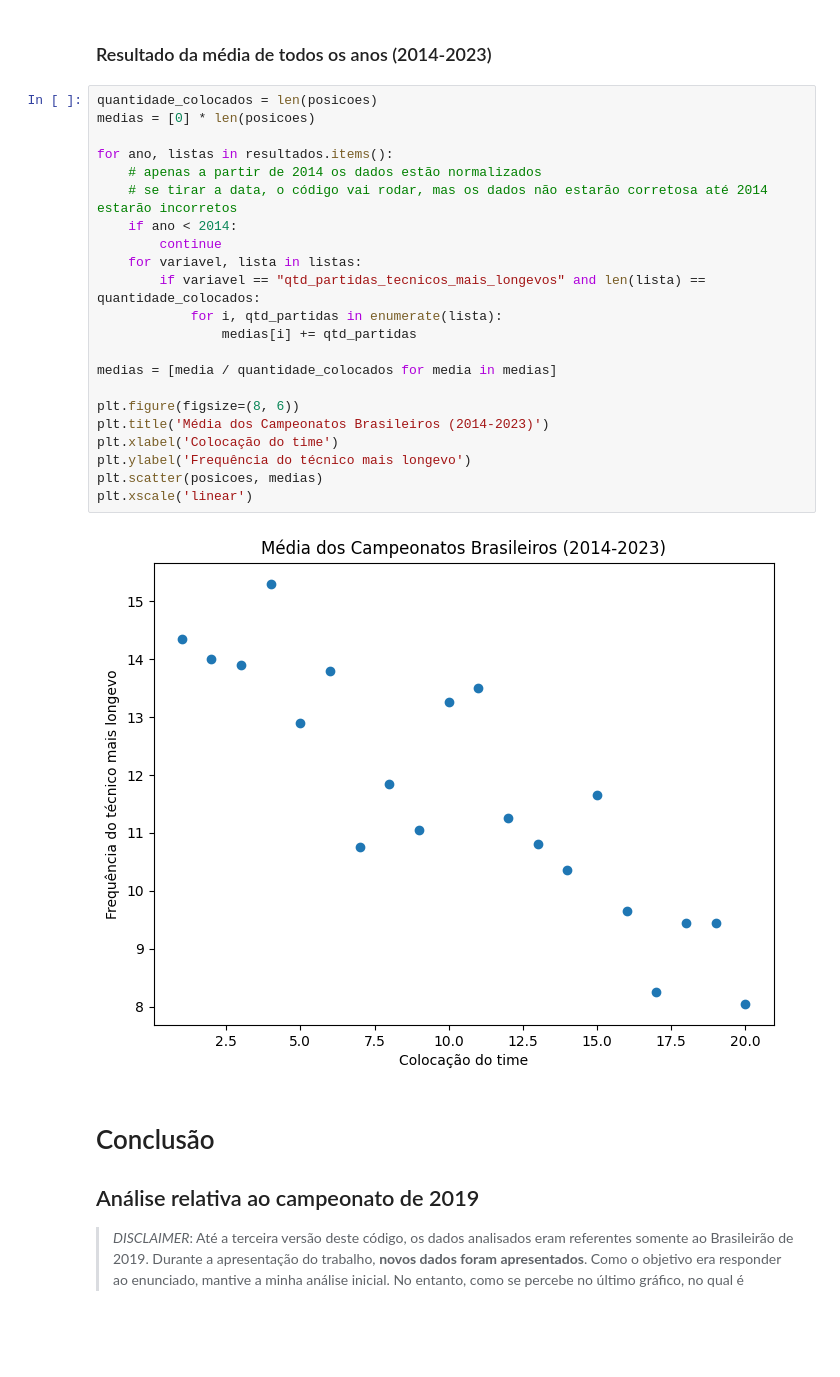
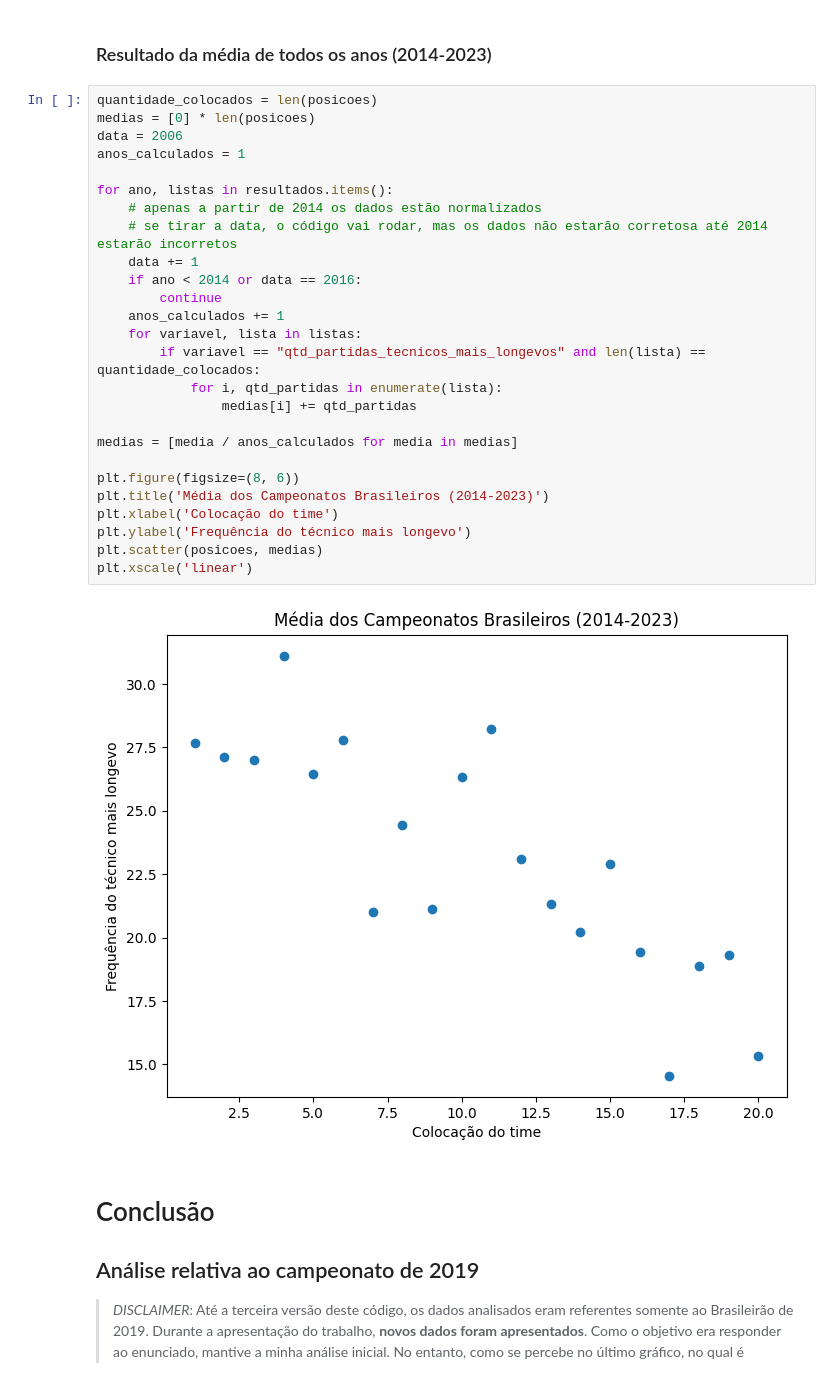
Before and after one commit to lorenaaxbastos/santander-coders-projects, a Jupyter notebook: Unit 1 - Programming Logic II (PY)/Projeto - Técnicos no futebol v4.ipynb, the cells around one changed output. Cells and saved outputs as stored; diff of their text form; blank space fills up the shorter version.

```diff
--- a/Unit 1 - Programming Logic II (PY)/Projeto - Técnicos no futebol v4.ipynb
+++ b/Unit 1 - Programming Logic II (PY)/Projeto - Técnicos no futebol v4.ipynb
@@ -788,27 +788,31 @@ for campeonato in todos_campeonatos:
 # %%
 quantidade_colocados = len(posicoes)
 medias = [0] * len(posicoes)
+data = 2006
+anos_calculados = 1
 
 for ano, listas in resultados.items():
     # apenas a partir de 2014 os dados estão normalizados
     # se tirar a data, o código vai rodar, mas os dados não estarão corretosa até 2014 estarão incorretos
-    if ano < 2014:
+    data += 1
+    if ano < 2014 or data == 2016:
         continue
+    anos_calculados += 1
     for variavel, lista in listas:
         if variavel == "qtd_partidas_tecnicos_mais_longevos" and len(lista) == quantidade_colocados:
             for i, qtd_partidas in enumerate(lista):
                 medias[i] += qtd_partidas
 
-medias = [media / quantidade_colocados for media in medias]
+medias = [media / anos_calculados for media in medias]
 
 plt.figure(figsize=(8, 6))
 plt.title('Média dos Campeonatos Brasileiros (2014-2023)')
 plt.xlabel('Colocação do time')
 plt.ylabel('Frequência do técnico mais longevo')
 plt.scatter(posicoes, medias)
 plt.xscale('linear')
 # %% [output]
-[figure, old version]
+[figure, new version]
 # %% [markdown]
 # Conclusão
 
```
